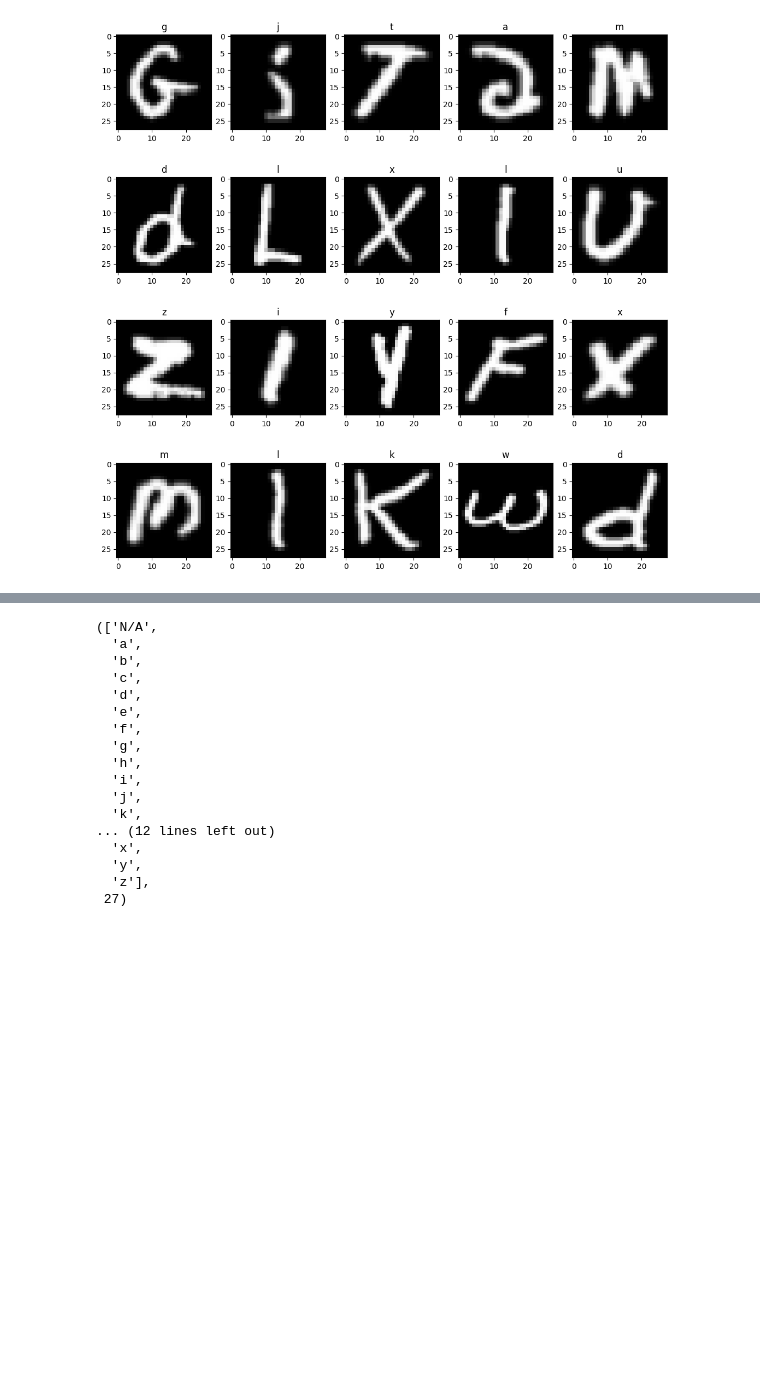
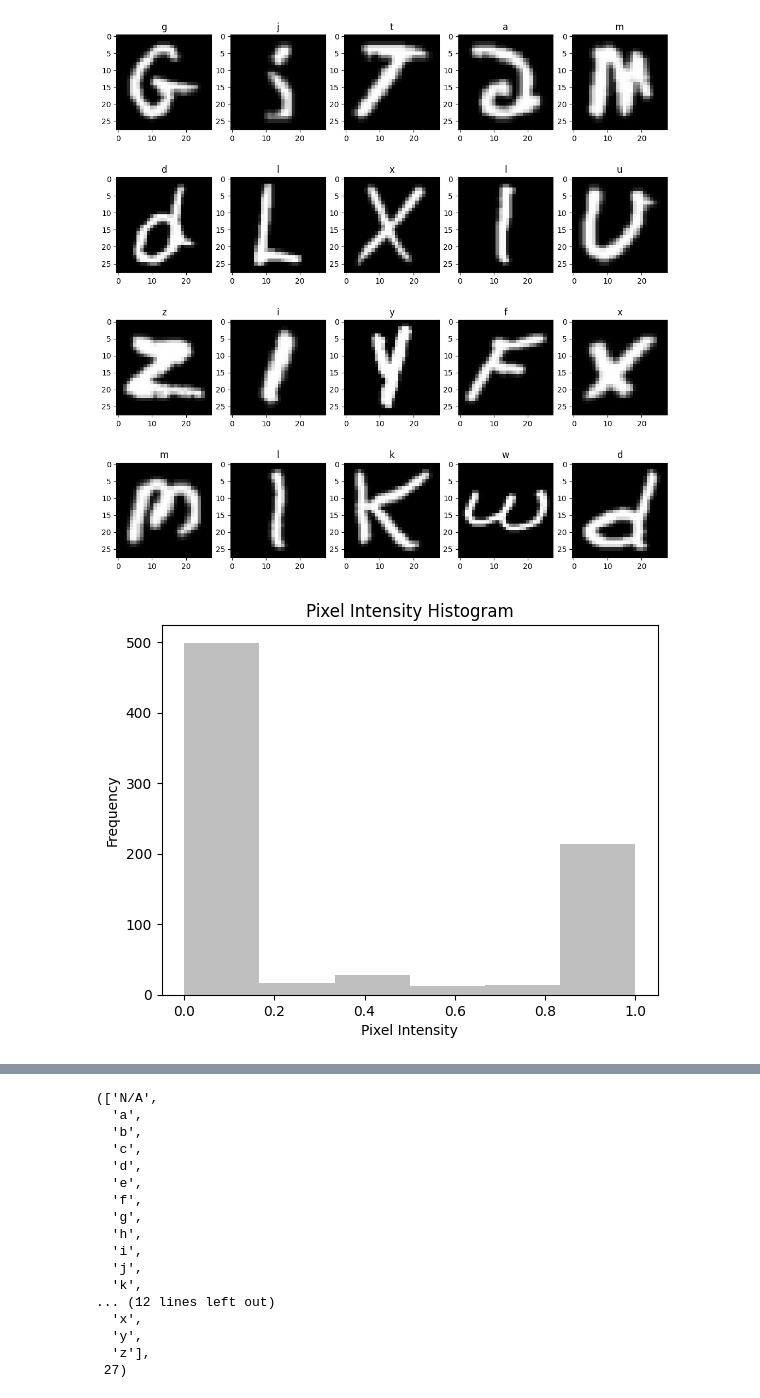
Before and after one commit to haldonmez/handwritten-letter-recognition-model, a Jupyter notebook: emnist_model_4.ipynb, the cells around one changed output, grey strips where cells are left out. Cells and saved outputs as stored; diff of their text form; code cells hidden in the pictures; blank space fills up the shorter version.

```diff
--- a/emnist_model_4.ipynb
+++ b/emnist_model_4.ipynb
@@ -58,3 +66,22 @@ for i, img in enumerate(image_list):  # Loop over the augmented images
 plt.show()
 # %% [output]
 [figure]
+# %%
+import torch
+from torch import nn
+
+# Get an example image and a label.
+image, label = train_data[0]
+
+# Flattened the image so we can get the values in a single 1d matrix.
+flatten_image = nn.Flatten()
+image_flattened = flatten_image(image)
+
+# Creating a histogram to check the mean of the background and foreground.
+hist, bin_edges, number_of_x_values= plt.hist(image_flattened, bins=6, color='gray', alpha=0.5)
+plt.title('Pixel Intensity Histogram')
+plt.xlabel('Pixel Intensity')
+plt.ylabel('Frequency')
+plt.show()
+# %% [output]
+[figure, added]
```
Also changed, not shown: parts of 5 cells of this notebook.
